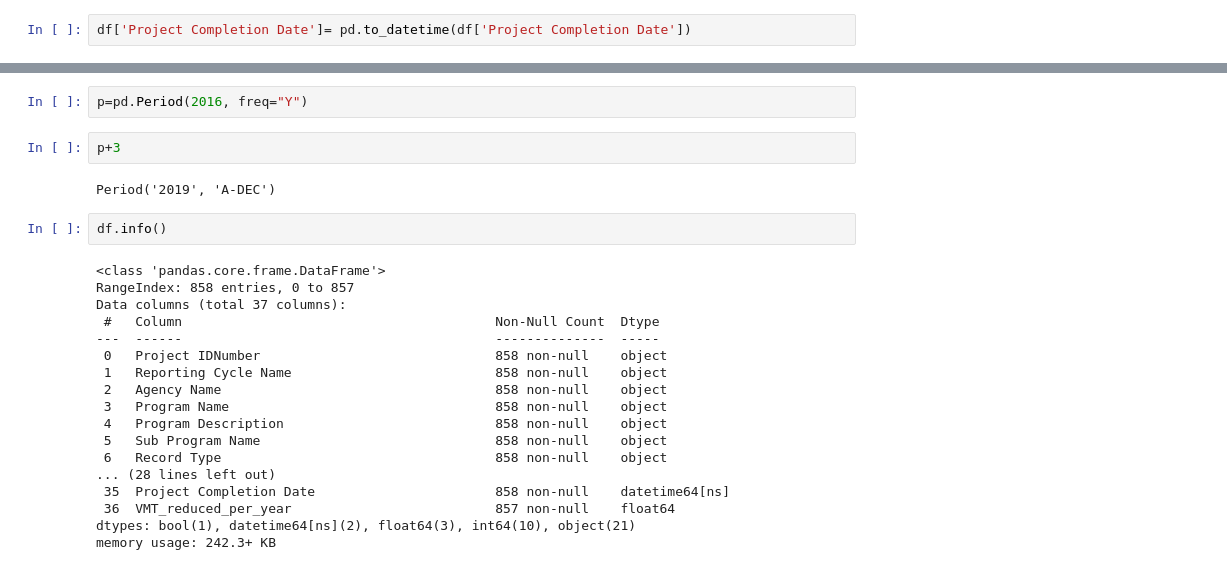
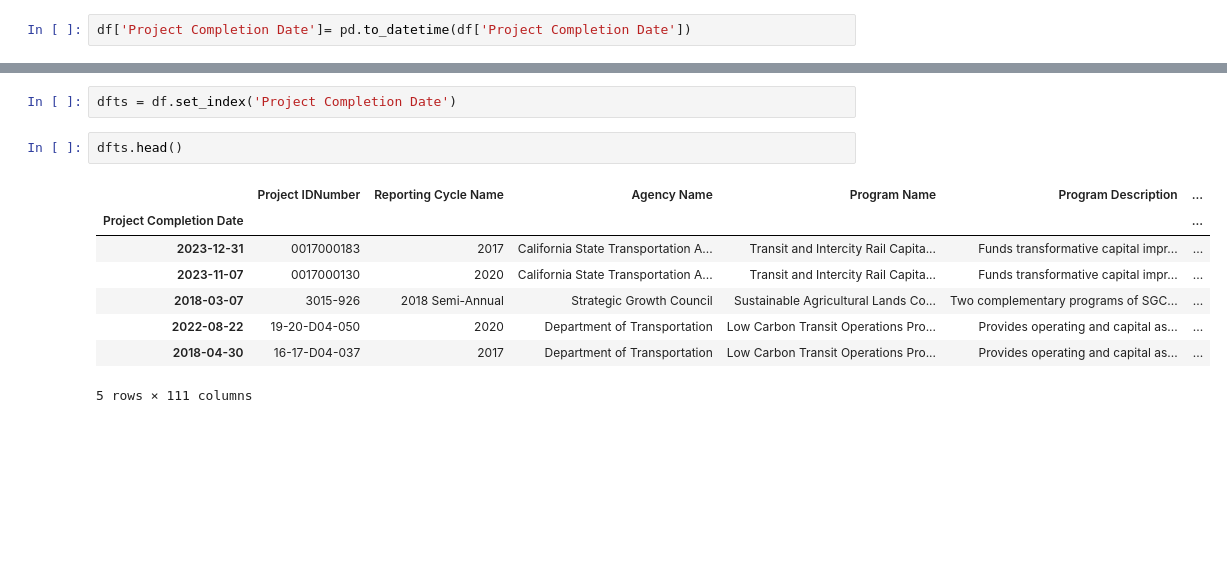
Before and after one commit to michaelrosen3/backfilling, a Jupyter notebook: GGRF_charts.ipynb, the cells around one changed output, grey strips where cells are left out. Drawn from its saved outputs; the diff is of its cells as text; blank space fills up the shorter version.

```diff
--- a/GGRF_charts.ipynb
+++ b/GGRF_charts.ipynb
@@ -70,27 +30,14 @@ Project Completion Date
 Freq: A-DEC, Name: VMT_reduced_per_year, dtype: float64
-# %%
-p=pd.Period(2016, freq="Y")
-# %%
-p+3
-# %% [output]
-Period('2019', 'A-DEC')
-# %%
-df.info()
-# %% [output]
-<class 'pandas.core.frame.DataFrame'>
-RangeIndex: 858 entries, 0 to 857
-Data columns (total 37 columns):
- #   Column                                        Non-Null Count  Dtype
----  ------                                        --------------  -----
- 0   Project IDNumber                              858 non-null    object
- 1   Reporting Cycle Name                          858 non-null    object
- 2   Agency Name                                   858 non-null    object
- 3   Program Name                                  858 non-null    object
- 4   Program Description                           858 non-null    object
- 5   Sub Program Name                              858 non-null    object
- 6   Record Type                                   858 non-null    object
-... (28 lines left out)
- 35  Project Completion Date                       858 non-null    datetime64[ns]
- 36  VMT_reduced_per_year                          857 non-null    float64
-dtypes: bool(1), datetime64[ns](2), float64(3), int64(10), object(21)
-memory usage: 242.3+ KB
+# %%
+dfts = df.set_index('Project Completion Date')
+# %%
+dfts.head()
+# %% [output]
+|  | Project IDNumber | Reporting Cycle Name | Agency Name | Program Name | Program Description | ... |
+| Project Completion Date |  |  |  |  |  | ... |
+| 2023-12-31 | 0017000183 | 2017 | California State Transportation A... | Transit and Intercity Rail Capita... | Funds transformative capital impr... | ... |
+| 2023-11-07 | 0017000130 | 2020 | California State Transportation A... | Transit and Intercity Rail Capita... | Funds transformative capital impr... | ... |
+| 2018-03-07 | 3015-926 | 2018 Semi-Annual | Strategic Growth Council | Sustainable Agricultural Lands Co... | Two complementary programs of SGC... | ... |
+| 2022-08-22 | 19-20-D04-050 | 2020 | Department of Transportation | Low Carbon Transit Operations Pro... | Provides operating and capital as... | ... |
+| 2018-04-30 | 16-17-D04-037 | 2017 | Department of Transportation | Low Carbon Transit Operations Pro... | Provides operating and capital as... | ... |
+5 rows × 111 columns
```
Also changed, not shown: parts of 4 cells of this notebook, 1 other file.
